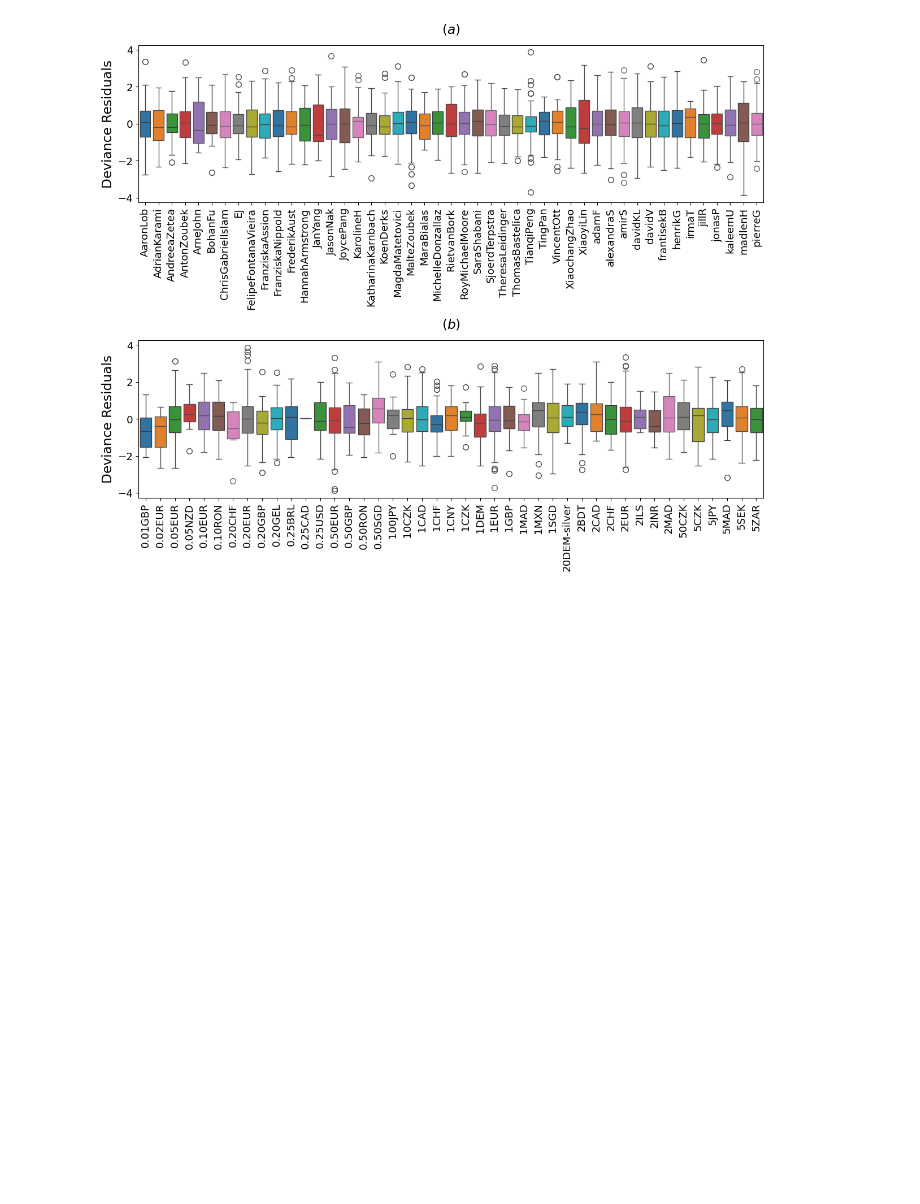
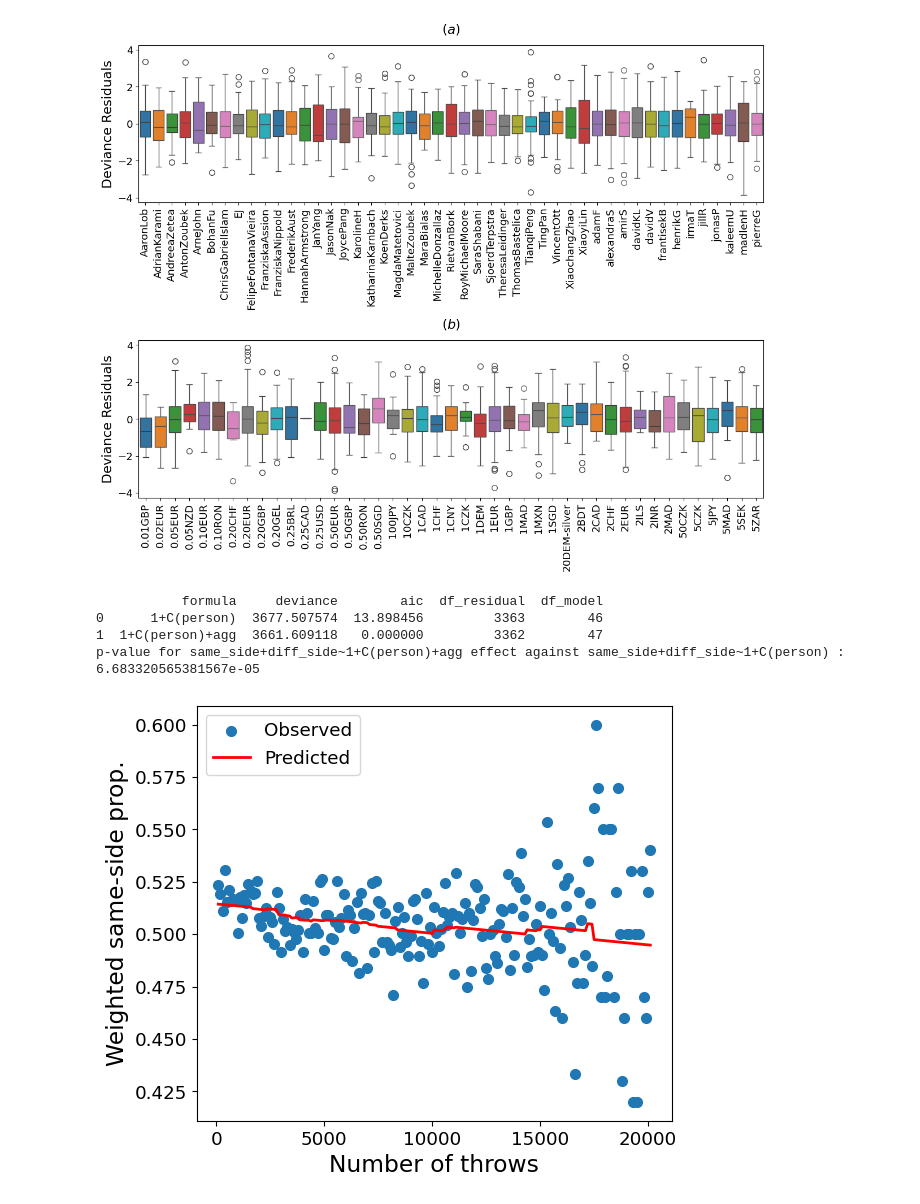
Before and after one commit to Tiddy-Fje/coin-data-regression, a Jupyter notebook: code/glm_analysis.ipynb, the cells around one changed output. Saved outputs shown, nothing was run; the diff lists cells and outputs as text; code cells hidden in the pictures; blank space fills up the shorter version.

Commit message:
Corrected nested model, ran results and added plots to the report.

```diff
--- a/code/glm_analysis.ipynb
+++ b/code/glm_analysis.ipynb
@@ -43,11 +43,16 @@ data['diff_side'] = data['N_throws'] - data['same_side']
 # %%
-def deviance_analysis( data, formula, filename ):
-    try :
-        results = sm.load(f'../models/{filename}.pickle')
-    except FileNotFoundError:
+def deviance_analysis( data, formula, filename, force=False ):
+    if force :
         model = smf.glm(formula=formula, data=data, family=sm.families.Binomial())
         results = model.fit()
         results.save(f'../models/{filename}.pickle')
+    else :
+        try :
+            results = sm.load(f'../models/{filename}.pickle')
+        except FileNotFoundError:
+            model = smf.glm(formula=formula, data=data, family=sm.families.Binomial())
+            results = model.fit()
+            results.save(f'../models/{filename}.pickle')
 
     dic = {}
     dic['formula'] = formula.split('~')[1]
@@ -62,8 +67,10 @@ def deviance_analysis( data, formula, filename ):
 formula_cst = 'same_side+diff_side~1'
 formula_person = 'same_side+diff_side~1+C(person)'
 formula_coin_pers = 'same_side+diff_side~1+C(person)+C(coin)'
-formula_nested = 'same_side+diff_side~1+C(person)+C(coin)+C(person):C(coin)'
+formula_nested = 'same_side+diff_side~1+C(person)+C(coin)+C(person)/C(coin)'
+# this last model takes around 8 minutes to fit (since it needs around 100 iterations)
 
+data = process_data()
 results = []
 dic_cst, results_cst = deviance_analysis(data, formula_cst, 'cst_glm')
 results.append(dic_cst)
@@ -257,3 +265,40 @@ plt.savefig('../figures/dev_resid_vs_covariates.png', dpi=300)
 # %% [output]
 [figure]
 [figure]
+# %%
+data = process_data()
+
+formula_person_time = 'same_side+diff_side~1+C(person)+agg'
+results = []
+dic_person, results_person = deviance_analysis(data, formula_person, 'person_glm')
+dic_person_time, results_person_time = deviance_analysis(data, formula_person_time, 'person_glm_agg')
+results.append(dic_person)
+results.append(dic_person_time)
+table = pd.DataFrame(results)
+table['aic'] = table['aic'] - table['aic'].min()
+print(table)
+
+l = compare_lr_test( dic_person_time, dic_person )
+print(f'p-value for {formula_person_time} effect against {formula_person} : ', l['p_value'])
+
+prediction = results_person_time.predict(data)
+data['prediction'] = prediction
+wheighted_prediction = (prediction * data['N_throws']).groupby(data['agg']).sum() / data['N_throws'].groupby(data['agg']).sum()
+same_side = data.groupby('agg').agg({'same_side': 'sum'}).values
+diff_side = data.groupby('agg').agg({'diff_side': 'sum'}).values
+observation = same_side / (same_side + diff_side)
+cum_n_throws = 100*data['agg'].unique()
+
+fig, ax = plt.subplots(1, 1, figsize=(6, 5))
+plt.scatter(cum_n_throws, observation, label='Observed')
+plt.plot(cum_n_throws, wheighted_prediction, label='Predicted', color='red')
+plt.legend()
+plt.xlabel('Number of throws')
+plt.ylabel('Weighted same-side prop.')
+plt.savefig('../figures/learning_effects.png', dpi=300)
+# %% [output]
+           formula     deviance        aic  df_residual  df_model
+0      1+C(person)  3677.507574  13.898456         3363        46
+1  1+C(person)+agg  3661.609118   0.000000         3362        47
+p-value for same_side+diff_side~1+C(person)+agg effect against same_side+diff_side~1+C(person) :  6.683320565381567e-05
+[figure, added]
```
Also changed, not shown: parts of 9 cells of this notebook, 11 other files.
